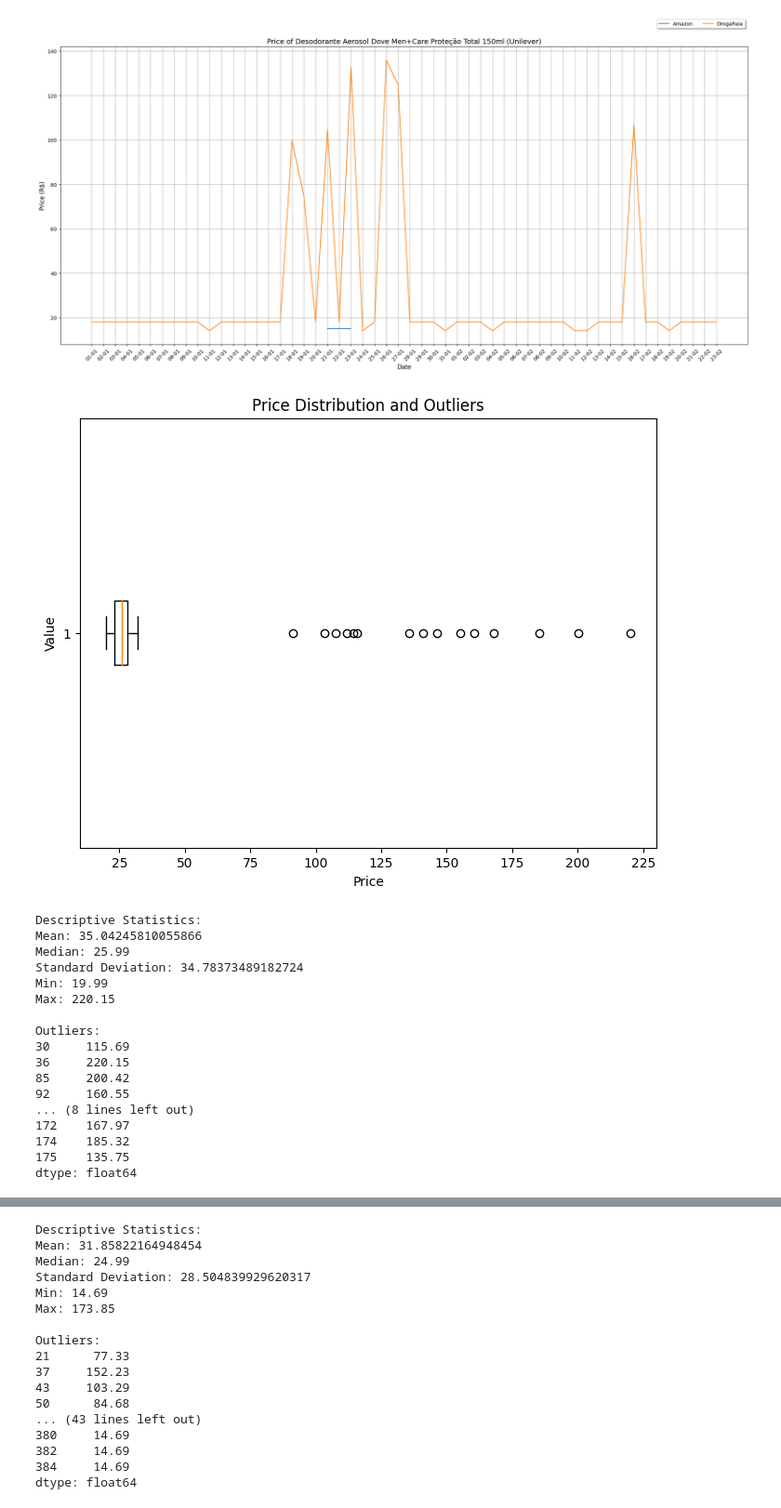
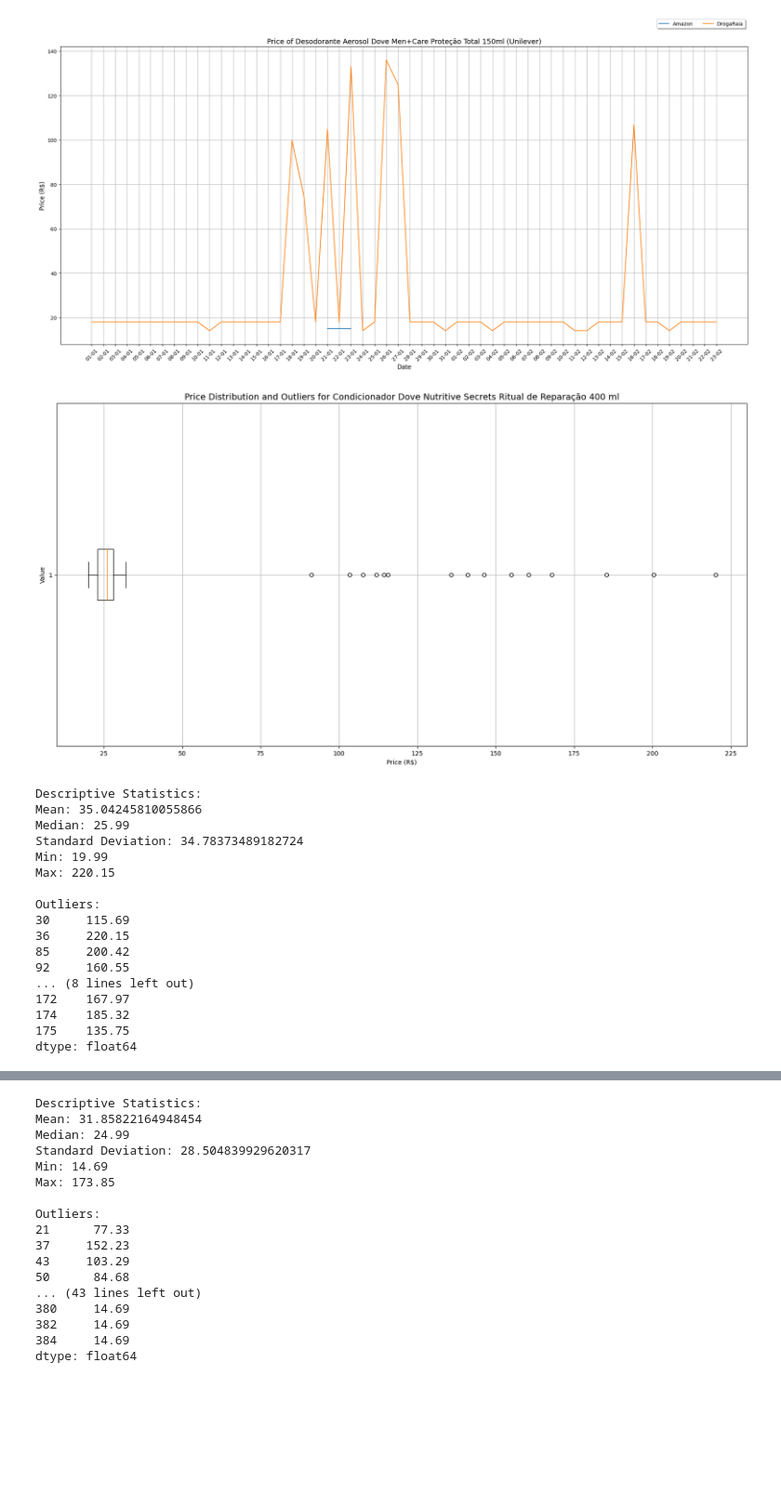
Before and after one commit to luizavboas/test-analytics-engineer_luiza, a Jupyter notebook: notebooks/data_analysis.ipynb, the cells around one changed output, grey strips where cells are left out. Shown at 93% size. Drawn from its saved outputs; the diff is of its cells as text; code cells hidden in the pictures; blank space fills up the shorter version.

```diff
--- a/notebooks/data_analysis.ipynb
+++ b/notebooks/data_analysis.ipynb
@@ -6,7 +6,7 @@ from matplotlib import pyplot as plt
 import textwrap
 from matplotlib.dates import DateFormatter
 # %%
-def descriptive_stats(prices):
+def descriptive_stats(prices, label):
     # Calculate descriptive statistics using NumPy
     price_series = pd.Series(prices)
 
@@ -27,11 +27,14 @@ def descriptive_stats(prices):
     outliers = price_series[(price_series < lower_bound) | (price_series > upper_bound)]
 
     # Plot box plot to visualize distribution and outliers
-    plt.figure(figsize=(8, 6))
-    plt.boxplot(price_series, vert=False)
-    plt.title("Price Distribution and Outliers")
-    plt.xlabel("Price")
-    plt.ylabel("Value")
+
+    fig, ax = plt.subplots(figsize=(20,10))
+    ax.boxplot(price_series, vert=False)
+    ax.set_title(f"Price Distribution and Outliers for {label}", fontsize=14)
+    ax.set_xlabel("Price (R$)")
+    ax.set_ylabel("Value")
+
+    ax.grid(True)
     plt.show()
 
     # Print descriptive statistics and outliers
@@ -237,29 +240,30 @@ for ean in pd.unique(df_selected['EAN'])[0:num_ean]:
 # %%
 # Customer Price Analysis
 selected_customer = 'Unilever'
 selected_brand = 'Dove'
 selected_retailers = ['Amazon', 'DrogaRaia', 'Drogasil', 'Mercado Livre']
 
 df_join3 = df_prod.merge(right = df_coletas, how='inner',\
                         on = 'MasterKey_RetailerProduct').groupby(\
                                                                 ['Customer','Specifics', 'Competitor', 'Product',
                                                                 'Brand','EAN','Retailer','MasterKey_RetailerProduct',
                                                                 'DateIns'])['FinalPrice','SuggestedPrice'].mean()
 
 
 df_join3['FinalPrice'] = np.round(df_join3['FinalPrice'].values,decimals = 2)
 df_join3.reset_index(inplace = True)
 
 df_selected = df_join3[(df_join3['Customer'] == selected_customer)&
                                 (df_join3['Brand'] == selected_brand)&
                                 (df_join3['Competitor'] == 0)]
 
 
 for ean in pd.unique(df_selected['EAN']):
     df_ean = df_selected[df_selected['EAN'] == ean]
-    descriptive_stats(df_ean["FinalPrice"].values)
+    label = str(pd.unique(df_selected[df_selected['EAN'] == ean]['Product'])).replace("['","").replace("']","")
+    descriptive_stats(df_ean["FinalPrice"].values, label)
 # %% [output]
-[figure, old version]
+[figure, new version]
 Descriptive Statistics:
 Mean: 35.04245810055866
 Median: 25.99
```
Also changed, not shown: parts of 1 cell of this notebook.
